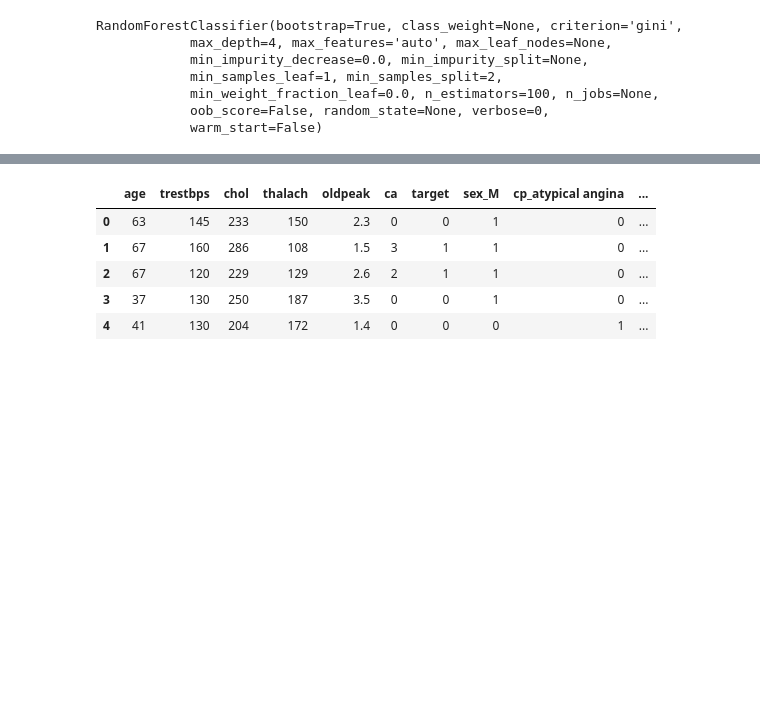
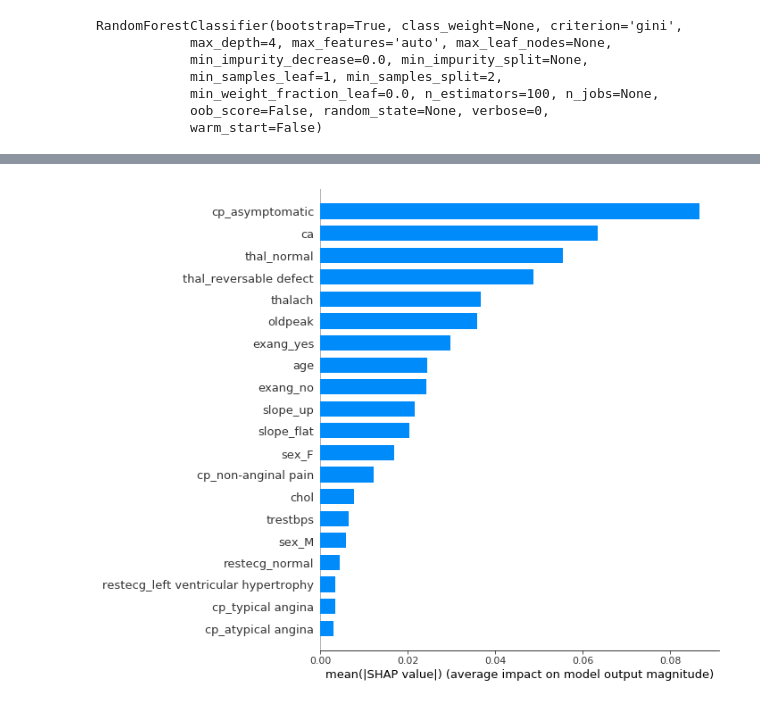
Before and after one commit to timhor/Heart-Disease-Visualisation, a Jupyter notebook: EDA.ipynb, the cells around one changed output, grey strips where cells are left out. Cells and saved outputs as stored; diff of their text form; code cells hidden in the pictures; blank space fills up the shorter version.

```diff
--- a/EDA.ipynb
+++ b/EDA.ipynb
@@ -253,9 +198,10 @@ array([0, 1, 1, 0, 0])
-# %%
-df.head()
-# %% [output]
-|  | age | trestbps | chol | thalach | oldpeak | ca | target | sex_M | cp_atypical angina | ... |
-| 0 | 63 | 145 | 233 | 150 | 2.3 | 0 | 0 | 1 | 0 | ... |
-| 1 | 67 | 160 | 286 | 108 | 1.5 | 3 | 1 | 1 | 0 | ... |
-| 2 | 67 | 120 | 229 | 129 | 2.6 | 2 | 1 | 1 | 0 | ... |
-| 3 | 37 | 130 | 250 | 187 | 3.5 | 0 | 0 | 1 | 0 | ... |
-| 4 | 41 | 130 | 204 | 172 | 1.4 | 0 | 0 | 0 | 1 | ... |
+# %%
+# https://www.kaggle.com/dansbecker/advanced-uses-of-shap-values
+# CHecking the magnitude for how much each feature influences the model
+import shap
+
+explainer = shap.TreeExplainer(rf)
+shap_values = explainer.shap_values(X_test)
+shap.summary_plot(shap_values[1], X_test, plot_type="bar")
+# %% [output]
+[figure, added]
```
Also changed, not shown: parts of 20 cells of this notebook.
